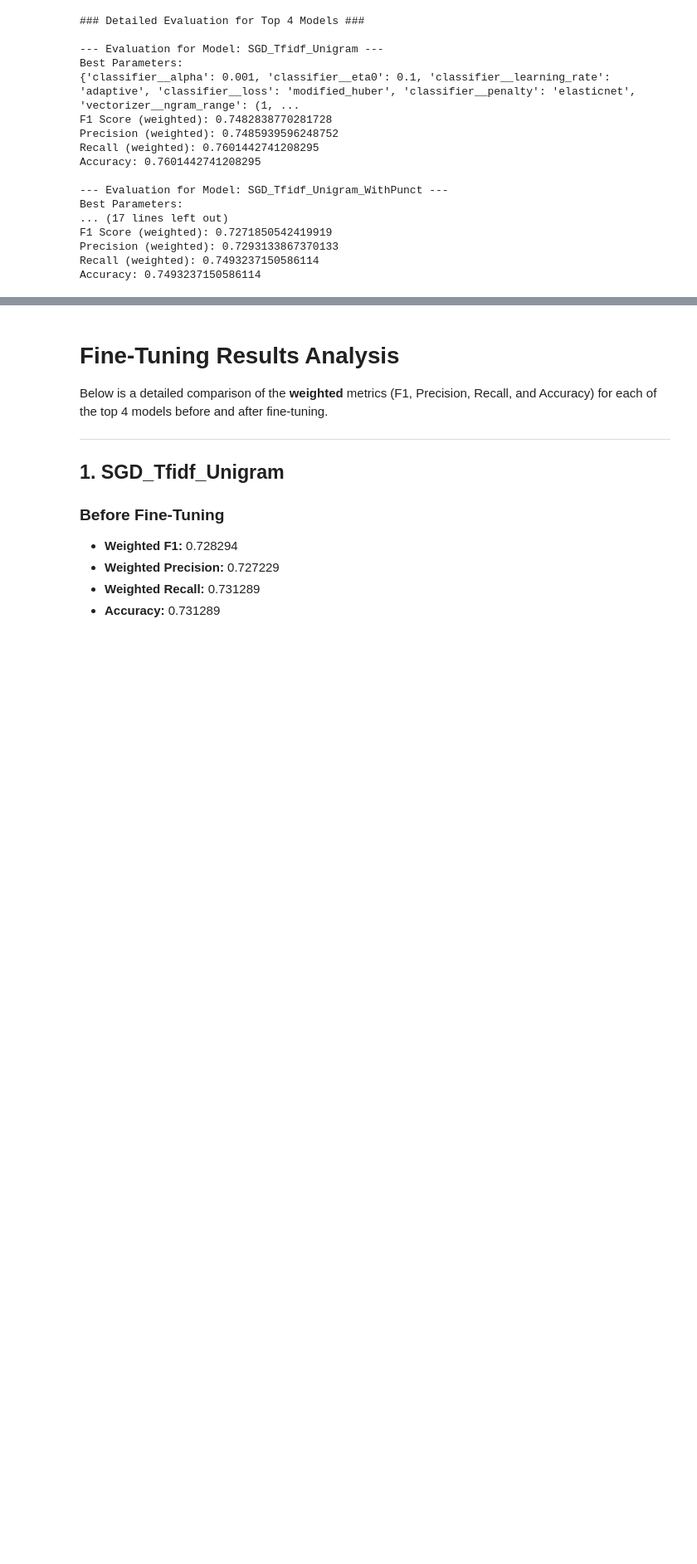
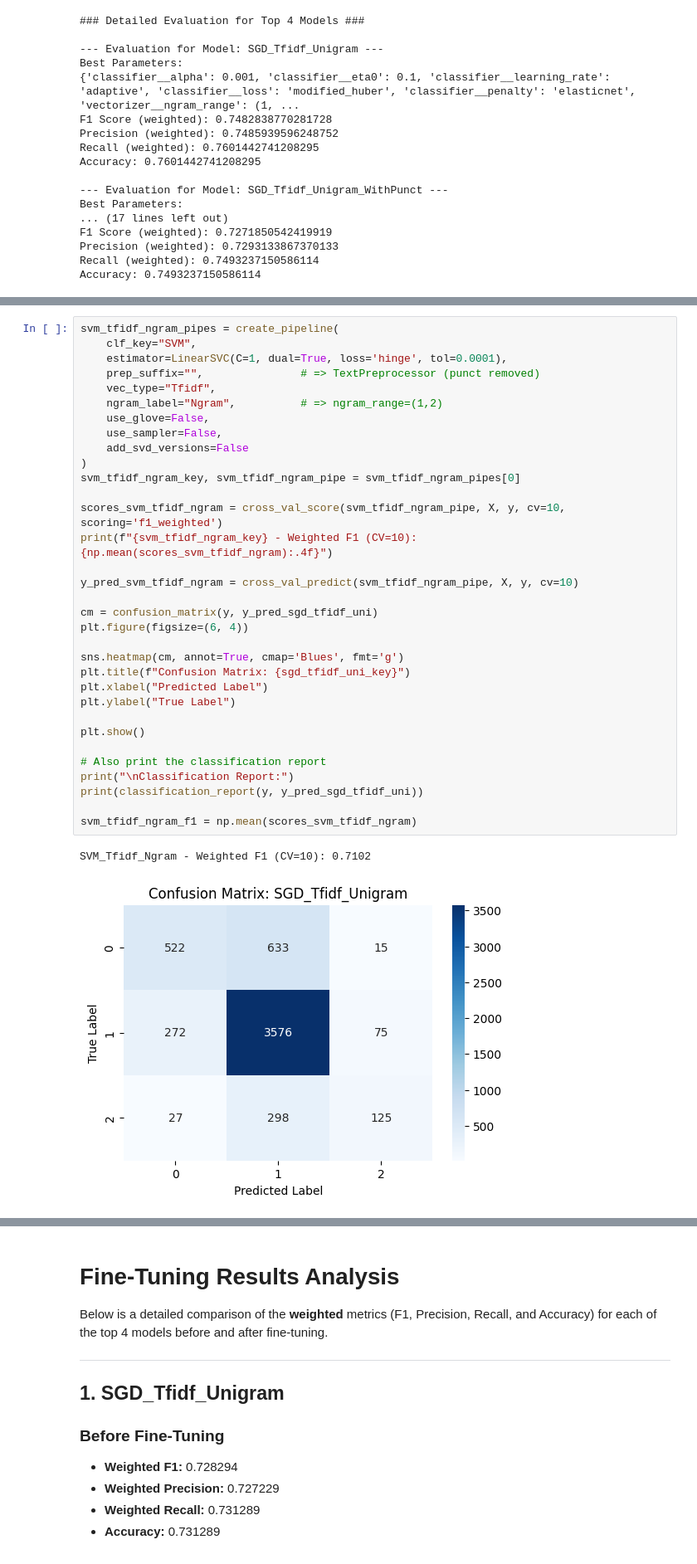
Before and after one commit to ajm2004/OpenAI-Sentiment-Analysis, a Jupyter notebook: Notebooks/partCpipieline.ipynb, the cells around one changed output, grey strips where cells are left out. Shown at 83% size. Cells and saved outputs as stored; diff of their text form; blank space fills up the shorter version.

```diff
--- a/Notebooks/partCpipieline.ipynb
+++ b/Notebooks/partCpipieline.ipynb
@@ -1936,0 +1541,36 @@ Accuracy: 0.7493237150586114
+# %%
+svm_tfidf_ngram_pipes = create_pipeline(
+    clf_key="SVM",
+    estimator=LinearSVC(C=1, dual=True, loss='hinge', tol=0.0001),
+    prep_suffix="",               # => TextPreprocessor (punct removed)
+    vec_type="Tfidf",
+    ngram_label="Ngram",          # => ngram_range=(1,2)
+    use_glove=False,
+    use_sampler=False,
+    add_svd_versions=False
+)
+svm_tfidf_ngram_key, svm_tfidf_ngram_pipe = svm_tfidf_ngram_pipes[0]
+
+scores_svm_tfidf_ngram = cross_val_score(svm_tfidf_ngram_pipe, X, y, cv=10, scoring='f1_weighted')
+print(f"{svm_tfidf_ngram_key} - Weighted F1 (CV=10): {np.mean(scores_svm_tfidf_ngram):.4f}")
+
+y_pred_svm_tfidf_ngram = cross_val_predict(svm_tfidf_ngram_pipe, X, y, cv=10)
+
+cm = confusion_matrix(y, y_pred_sgd_tfidf_uni)
+plt.figure(figsize=(6, 4))
+
+sns.heatmap(cm, annot=True, cmap='Blues', fmt='g')
+plt.title(f"Confusion Matrix: {sgd_tfidf_uni_key}")
+plt.xlabel("Predicted Label")
+plt.ylabel("True Label")
+
+plt.show()
+
+# Also print the classification report
+print("\nClassification Report:")
+print(classification_report(y, y_pred_sgd_tfidf_uni))
+
+svm_tfidf_ngram_f1 = np.mean(scores_svm_tfidf_ngram)
+# %% [output]
+SVM_Tfidf_Ngram - Weighted F1 (CV=10): 0.7102
+[figure, added]
```
Also changed, not shown: parts of 13 cells of this notebook.
